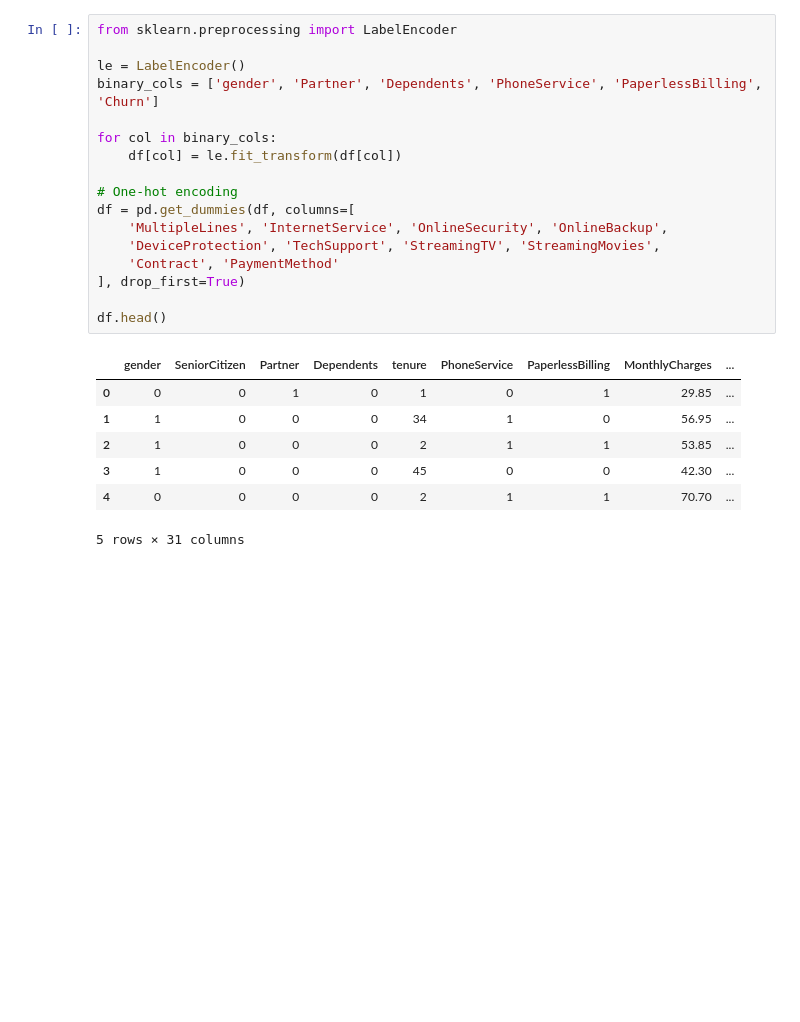
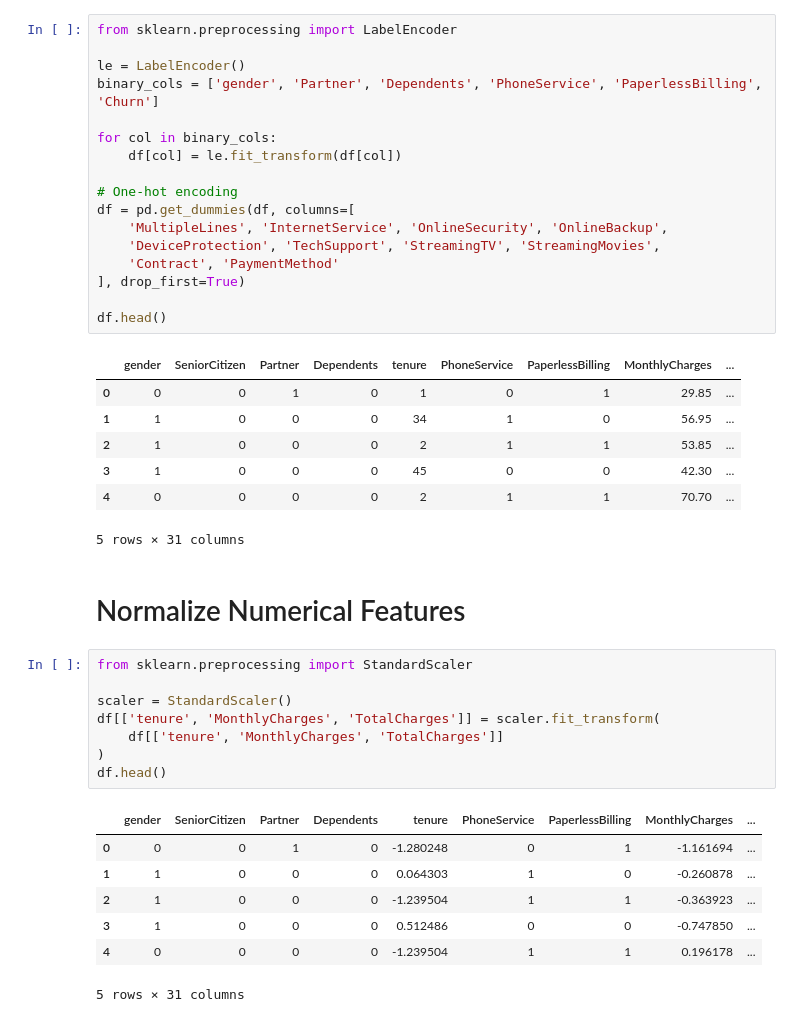
Before and after one commit to Chandu1613/data-prep-telco-churn, a Jupyter notebook: notebooks/data_cleaning_preprocessing.ipynb, the cells around one changed output. Cells and saved outputs as stored; diff of their text form; blank space fills up the shorter version.

Commit message:
Normalized numerical features with StandardScaler

```diff
--- a/notebooks/data_cleaning_preprocessing.ipynb
+++ b/notebooks/data_cleaning_preprocessing.ipynb
@@ -173,3 +175,21 @@ df.head()
 | 3 | 1 | 0 | 0 | 0 | 45 | 0 | 0 | 42.30 | ... |
 | 4 | 0 | 0 | 0 | 0 | 2 | 1 | 1 | 70.70 | ... |
 5 rows × 31 columns
+# %% [markdown]
+# Normalize Numerical Features
+# %%
+from sklearn.preprocessing import StandardScaler
+
+scaler = StandardScaler()
+df[['tenure', 'MonthlyCharges', 'TotalCharges']] = scaler.fit_transform(
+    df[['tenure', 'MonthlyCharges', 'TotalCharges']]
+)
+df.head()
+# %% [output]
+|  | gender | SeniorCitizen | Partner | Dependents | tenure | PhoneService | PaperlessBilling | MonthlyCharges | ... |
+| 0 | 0 | 0 | 1 | 0 | -1.280248 | 0 | 1 | -1.161694 | ... |
+| 1 | 1 | 0 | 0 | 0 | 0.064303 | 1 | 0 | -0.260878 | ... |
+| 2 | 1 | 0 | 0 | 0 | -1.239504 | 1 | 1 | -0.363923 | ... |
+| 3 | 1 | 0 | 0 | 0 | 0.512486 | 0 | 0 | -0.747850 | ... |
+| 4 | 0 | 0 | 0 | 0 | -1.239504 | 1 | 1 | 0.196178 | ... |
+5 rows × 31 columns
```
Also changed, not shown: parts of 1 cell of this notebook, 1 other file.
